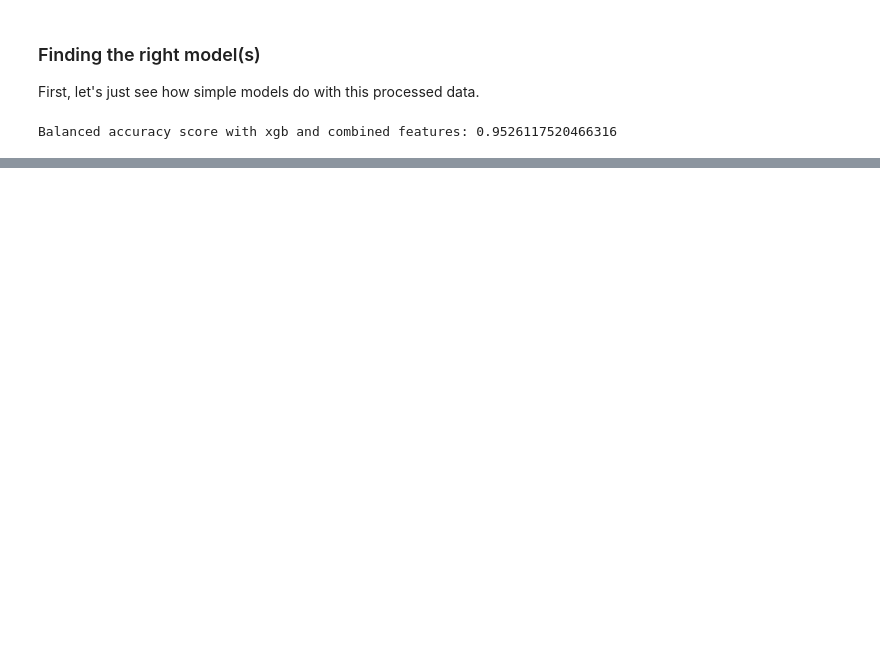
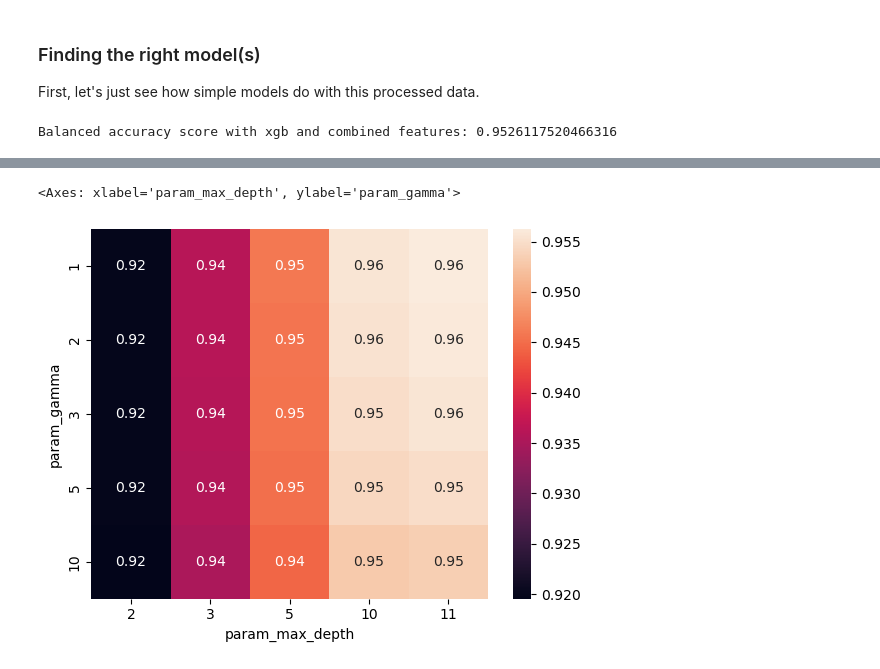
Before and after one commit to jaqueshere/kaggle-playground-stellar, a Jupyter notebook: kaggle-astro-training.ipynb, the cells around one changed output, grey strips where cells are left out. Drawn from its saved outputs; the diff is of its cells as text; code cells hidden in the pictures; blank space fills up the shorter version.

Commit message:
Used grid-search to fine tune the xgb model

```diff
--- a/kaggle-astro-training.ipynb
+++ b/kaggle-astro-training.ipynb
@@ -228,0 +229,13 @@ Balanced accuracy score with xgb and combined features: 0.9537187174905667
+# %%
+from sklearn.model_selection import GridSearchCV
+colsample_bytree = 0.6
+
+param_grid = {
+    'gamma': [10, 5, 3, 2, 1],
+    'max_depth': [2, 3, 5, 10, 11],
+    'learning_rate': [0.001, 0.01, 0.1, 0.5],
+    'colsample_bytree': [0.1, 0.5, 0.7, 0.8, 0.9, 1.0]
+
+}
+grid_search = GridSearchCV(xgb, param_grid, cv=5)
+grid_search.fit(train_X, train_y)
@@ -228,0 +260,10 @@ Balanced accuracy score with xgb and combined features: 0.9537187174905667
+# %%
+import seaborn as sns
+
+grid_results_df = pd.DataFrame(grid_search.cv_results_)
+
+viz_data = grid_results_df.pivot_table(index='param_gamma', columns='param_max_depth', values='mean_test_score')
+sns.heatmap(viz_data, annot=True)
+# %% [output]
+<Axes: xlabel='param_max_depth', ylabel='param_gamma'>
+[figure, added]
```
Also changed, not shown: parts of 15 cells of this notebook, 1 other file.
